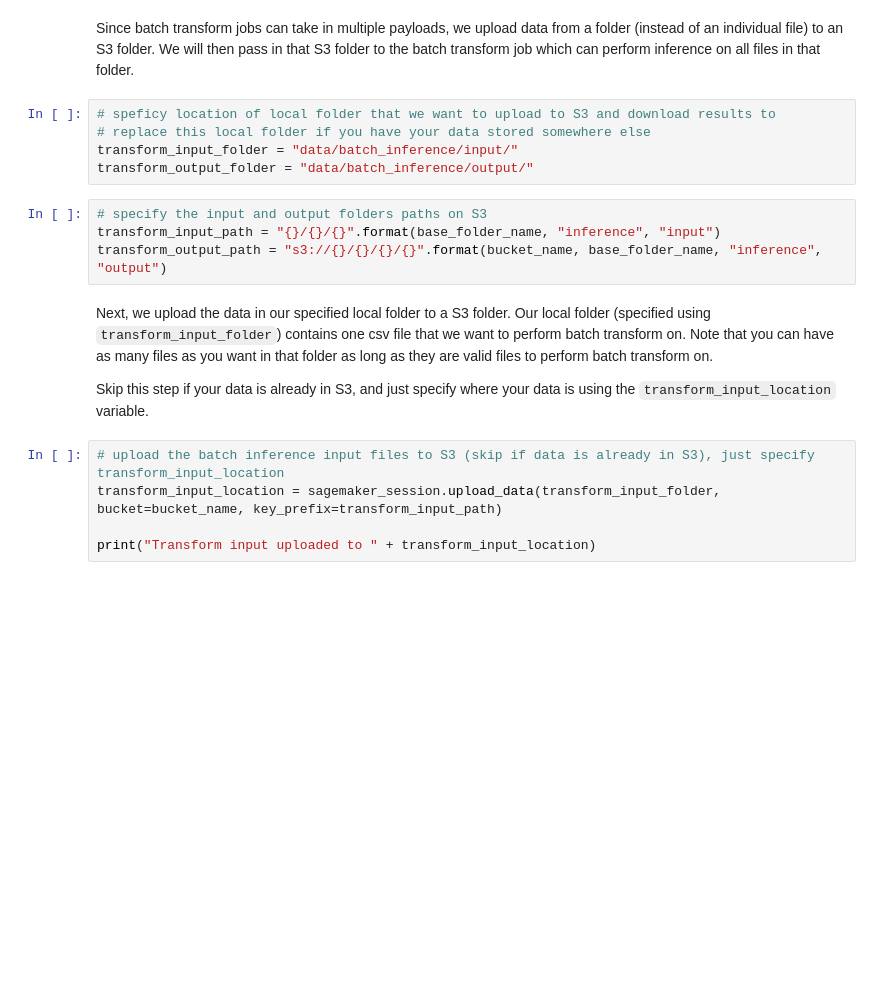
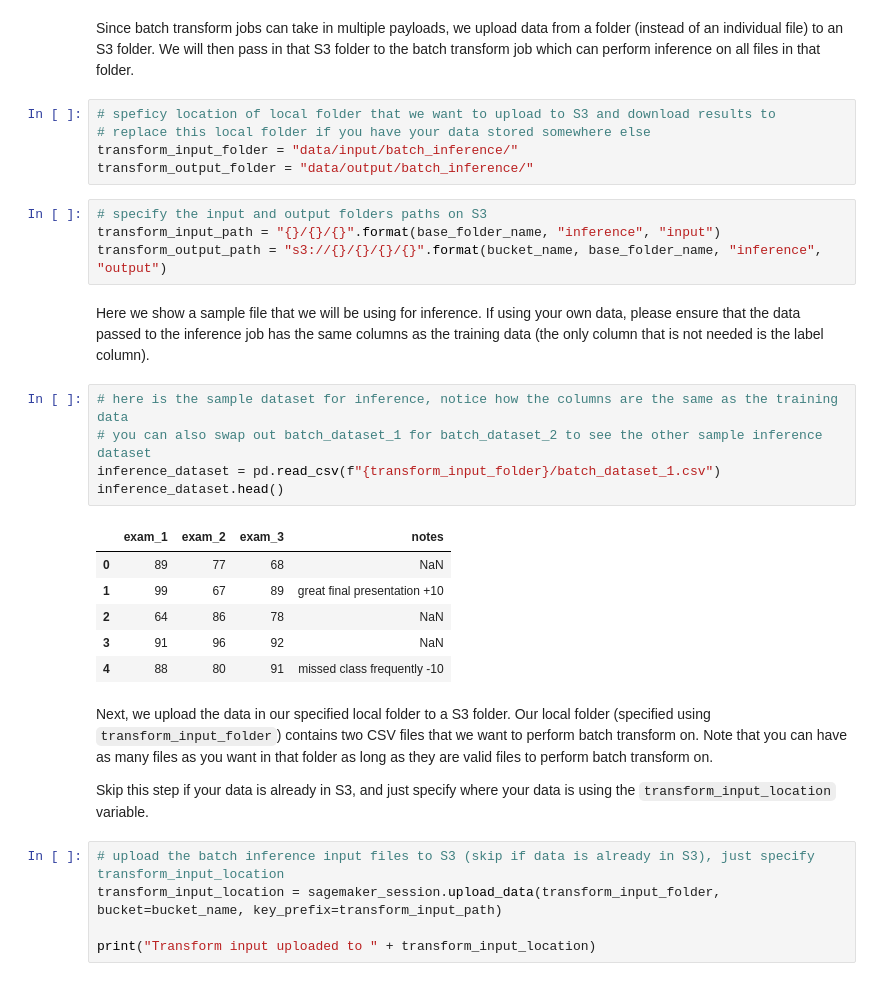
Before and after one commit to cleanlab/aws-marketplace, a Jupyter notebook: label-inspector/label_inspector.ipynb, the cells around one changed output. Cells and saved outputs as stored; diff of their text form; blank space fills up the shorter version.

```diff
--- a/label-inspector/label_inspector.ipynb
+++ b/label-inspector/label_inspector.ipynb
@@ -301,14 +227,28 @@ Since batch transform jobs can take in multiple payloads, we upload data from a
 # %%
 # speficy location of local folder that we want to upload to S3 and download results to
 # replace this local folder if you have your data stored somewhere else
-transform_input_folder = "data/batch_inference/input/"
-transform_output_folder = "data/batch_inference/output/"
+transform_input_folder = "data/input/batch_inference/"
+transform_output_folder = "data/output/batch_inference/"
 # %%
 # specify the input and output folders paths on S3
 transform_input_path = "{}/{}/{}".format(base_folder_name, "inference", "input")
 transform_output_path = "s3://{}/{}/{}/{}".format(bucket_name, base_folder_name, "inference", "output")
+# %% [markdown]
+Here we show a sample file that we will be using for inference. If using your own data, please ensure that the data passed to the inference job has the same columns as the training data (the only column that is not needed is the label column).
+# %%
+# here is the sample dataset for inference, notice how the columns are the same as the training data
+# you can also swap out batch_dataset_1 for batch_dataset_2 to see the other sample inference dataset
+inference_dataset = pd.read_csv(f"{transform_input_folder}/batch_dataset_1.csv")
+inference_dataset.head()
+# %% [output]
+|  | exam_1 | exam_2 | exam_3 | notes |
+| 0 | 89 | 77 | 68 | NaN |
+| 1 | 99 | 67 | 89 | great final presentation +10 |
+| 2 | 64 | 86 | 78 | NaN |
+| 3 | 91 | 96 | 92 | NaN |
+| 4 | 88 | 80 | 91 | missed class frequently -10 |
 # %% [markdown]
-Next, we upload the data in our specified local folder to a S3 folder. Our local folder (specified using `transform_input_folder`) contains one csv file that we want to perform batch transform on. Note that you can have as many files as you want in that folder as long as they are valid files to perform batch transform on.
+Next, we upload the data in our specified local folder to a S3 folder. Our local folder (specified using `transform_input_folder`) contains two CSV files that we want to perform batch transform on. Note that you can have as many files as you want in that folder as long as they are valid files to perform batch transform on.
 
 Skip this step if your data is already in S3, and just specify where your data is using the `transform_input_location` variable.
 # %%
```
Also changed, not shown: parts of 43 cells of this notebook, 9 other files.
